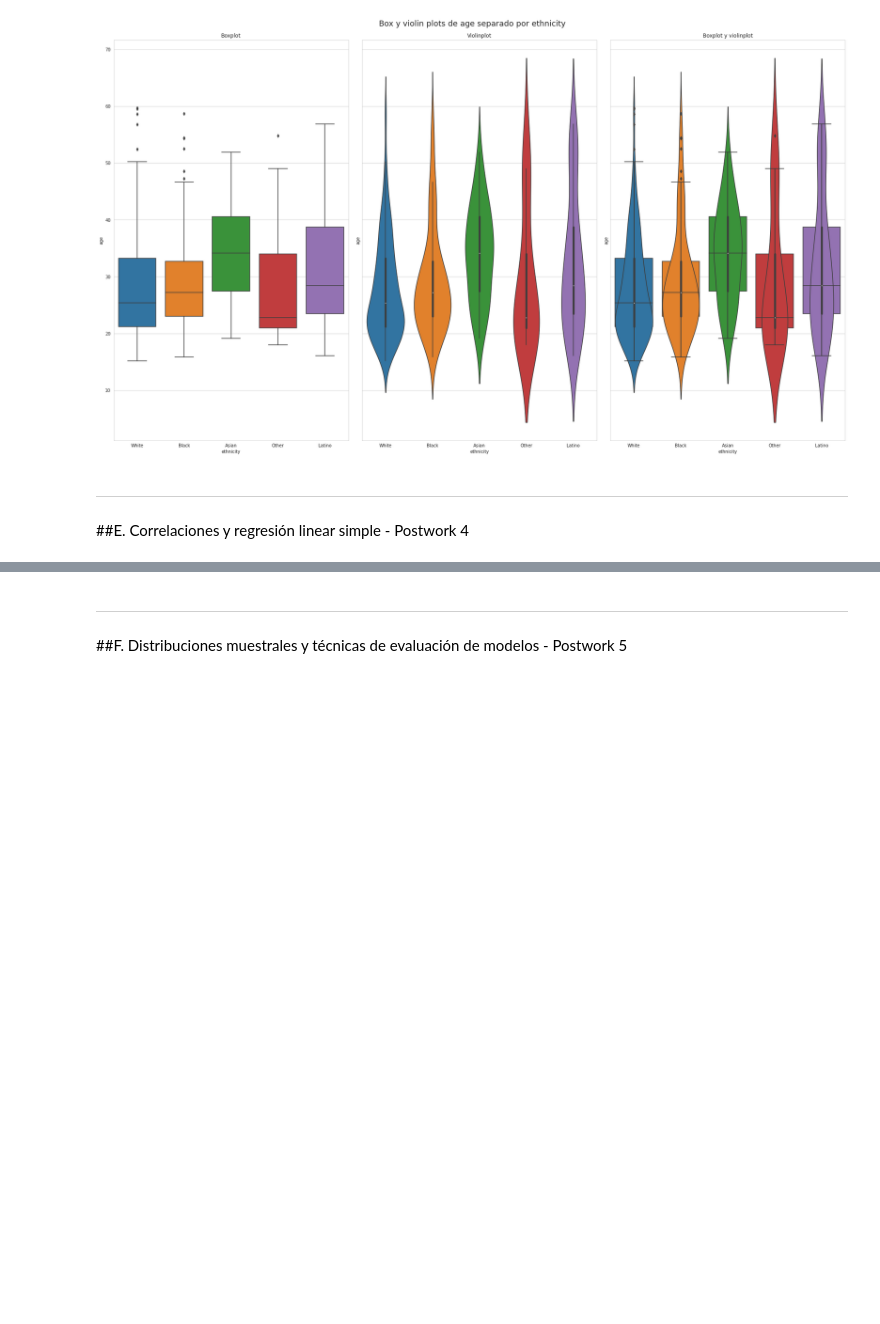
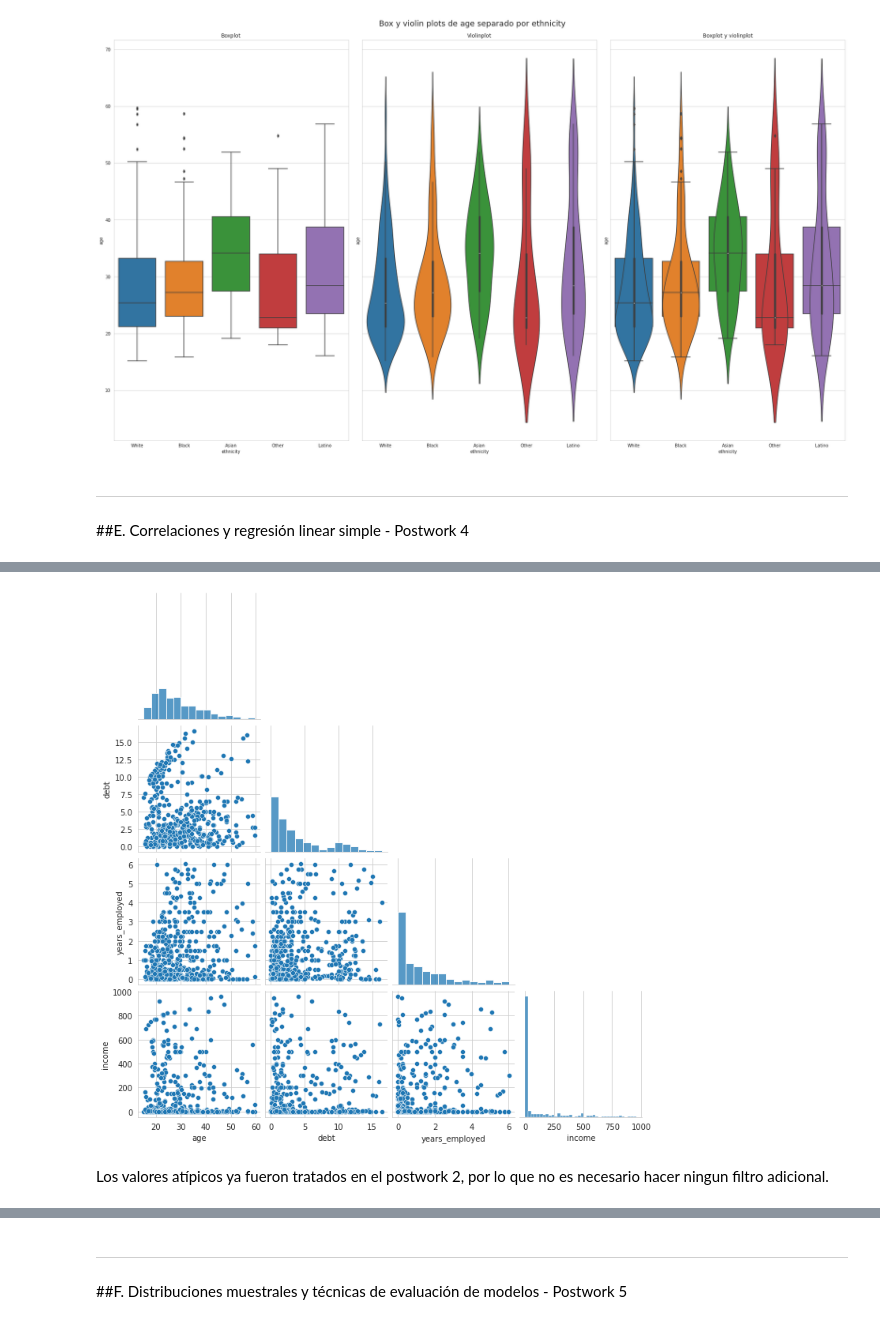
Before and after one commit to HanniaMele/bedu-equipo4-dataScience-M4, a Jupyter notebook: FinalProject_M4.ipynb, the cells around one changed output, grey strips where cells are left out. Cells and saved outputs as stored; diff of their text form; code cells hidden in the pictures; blank space fills up the shorter version.

Commit message:
Adding postwork 4

```diff
--- a/FinalProject_M4.ipynb
+++ b/FinalProject_M4.ipynb
@@ -878,0 +940,6 @@ create_box_violin_plots(df_copy, 'age', 'ethnicity')
+# %%
+sns.pairplot(df_copy[list(df_numerico.columns)], corner=True);
+# %% [output]
+[figure, added]
+# %% [markdown]
+Los valores atípicos ya fueron tratados en el postwork 2, por lo que no es necesario hacer ningun filtro adicional.
```
Also changed, not shown: parts of 11 cells of this notebook.
